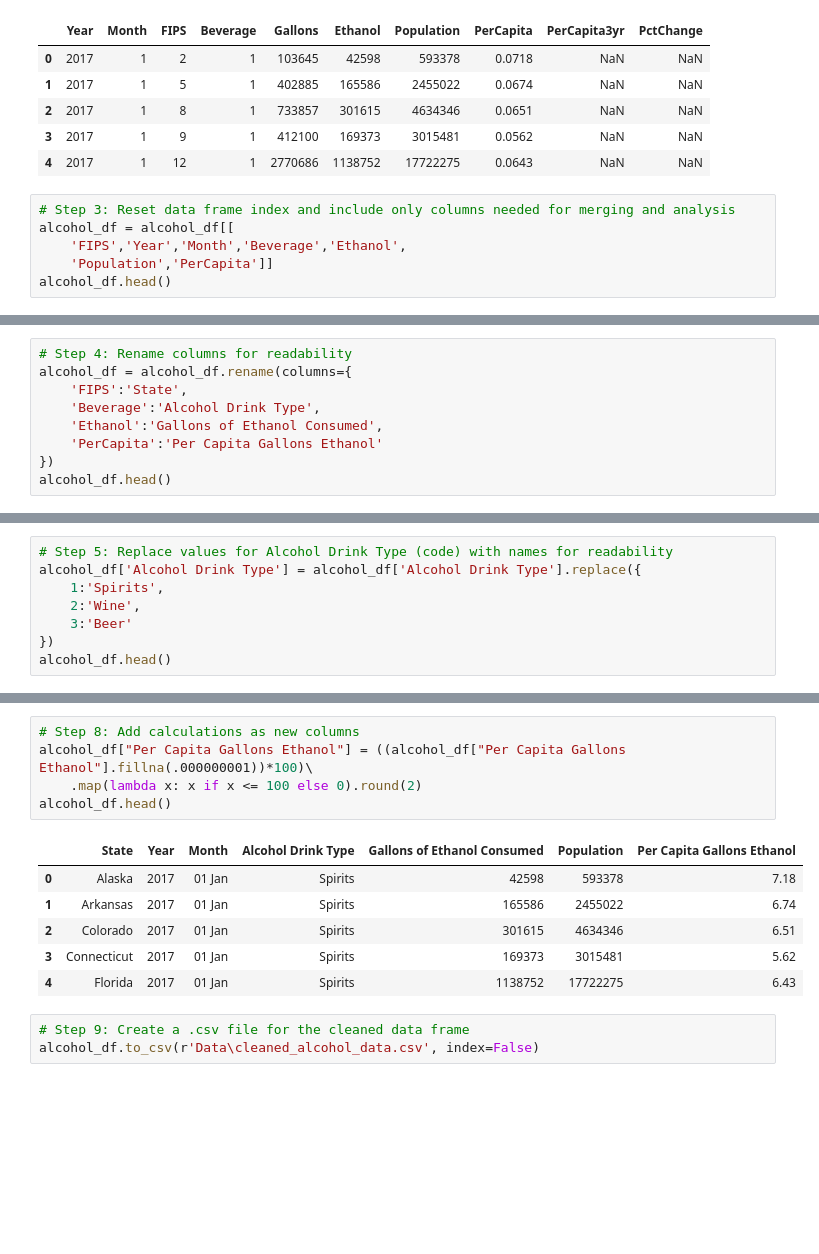
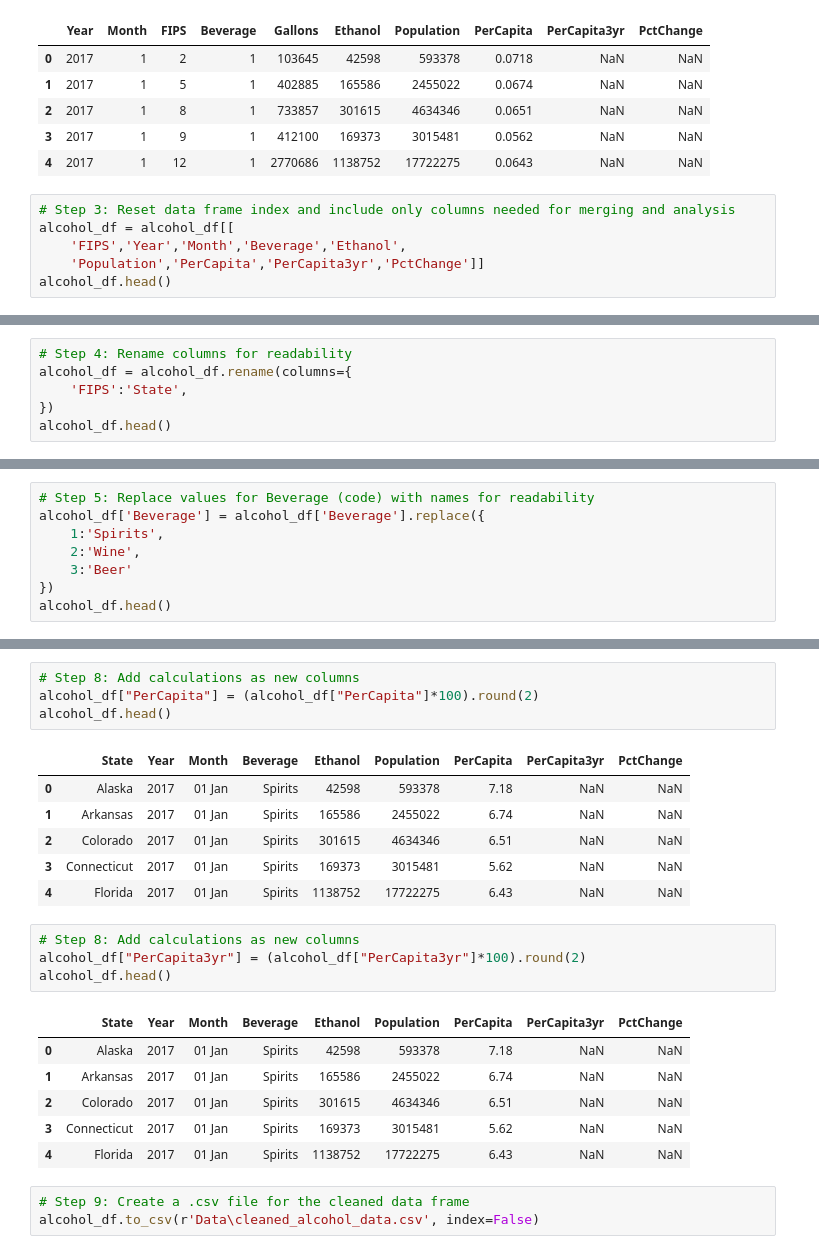
Before and after one commit to zach-18/Project_1_Group_3, a Jupyter notebook: Data Cleanup Notebook.ipynb, the cells around one changed output, grey strips where cells are left out. Cells and saved outputs as stored; diff of their text form; blank space fills up the shorter version.

```diff
--- a/Data Cleanup Notebook.ipynb
+++ b/Data Cleanup Notebook.ipynb
@@ -180,6 +179,6 @@ alcohol_df.head()
 # Step 3: Reset data frame index and include only columns needed for merging and analysis
 alcohol_df = alcohol_df[[
     'FIPS','Year','Month','Beverage','Ethanol',
-    'Population','PerCapita']]
+    'Population','PerCapita','PerCapita3yr','PctChange']]
 alcohol_df.head()
 # %% [output]
@@ -193,9 +192,6 @@ alcohol_df.head()
 # Step 4: Rename columns for readability
 alcohol_df = alcohol_df.rename(columns={
     'FIPS':'State',
-    'Beverage':'Alcohol Drink Type',
-    'Ethanol':'Gallons of Ethanol Consumed',
-    'PerCapita':'Per Capita Gallons Ethanol'
 })
 alcohol_df.head()
 # %% [output]
@@ -208,6 +204,6 @@ alcohol_df.head()
 # %%
-# Step 5: Replace values for Alcohol Drink Type (code) with names for readability
-alcohol_df['Alcohol Drink Type'] = alcohol_df['Alcohol Drink Type'].replace({
+# Step 5: Replace values for Beverage (code) with names for readability
+alcohol_df['Beverage'] = alcohol_df['Beverage'].replace({
     1:'Spirits',
     2:'Wine',
     3:'Beer'
@@ -263,15 +259,25 @@ alcohol_df.head()
 # %%
 # Step 8: Add calculations as new columns
-alcohol_df["Per Capita Gallons Ethanol"] = ((alcohol_df["Per Capita Gallons Ethanol"].fillna(.000000001))*100)\
-    .map(lambda x: x if x <= 100 else 0).round(2)
+alcohol_df["PerCapita"] = (alcohol_df["PerCapita"]*100).round(2)
 alcohol_df.head()
 # %% [output]
-|  | State | Year | Month | Alcohol Drink Type | Gallons of Ethanol Consumed | Population | Per Capita Gallons Ethanol |
-| 0 | Alaska | 2017 | 01 Jan | Spirits | 42598 | 593378 | 7.18 |
-| 1 | Arkansas | 2017 | 01 Jan | Spirits | 165586 | 2455022 | 6.74 |
-| 2 | Colorado | 2017 | 01 Jan | Spirits | 301615 | 4634346 | 6.51 |
-| 3 | Connecticut | 2017 | 01 Jan | Spirits | 169373 | 3015481 | 5.62 |
-| 4 | Florida | 2017 | 01 Jan | Spirits | 1138752 | 17722275 | 6.43 |
+|  | State | Year | Month | Beverage | Ethanol | Population | PerCapita | PerCapita3yr | PctChange |
+| 0 | Alaska | 2017 | 01 Jan | Spirits | 42598 | 593378 | 7.18 | NaN | NaN |
+| 1 | Arkansas | 2017 | 01 Jan | Spirits | 165586 | 2455022 | 6.74 | NaN | NaN |
+| 2 | Colorado | 2017 | 01 Jan | Spirits | 301615 | 4634346 | 6.51 | NaN | NaN |
+| 3 | Connecticut | 2017 | 01 Jan | Spirits | 169373 | 3015481 | 5.62 | NaN | NaN |
+| 4 | Florida | 2017 | 01 Jan | Spirits | 1138752 | 17722275 | 6.43 | NaN | NaN |
+# %%
+# Step 8: Add calculations as new columns
+alcohol_df["PerCapita3yr"] = (alcohol_df["PerCapita3yr"]*100).round(2)
+alcohol_df.head()
+# %% [output]
+|  | State | Year | Month | Beverage | Ethanol | Population | PerCapita | PerCapita3yr | PctChange |
+| 0 | Alaska | 2017 | 01 Jan | Spirits | 42598 | 593378 | 7.18 | NaN | NaN |
+| 1 | Arkansas | 2017 | 01 Jan | Spirits | 165586 | 2455022 | 6.74 | NaN | NaN |
+| 2 | Colorado | 2017 | 01 Jan | Spirits | 301615 | 4634346 | 6.51 | NaN | NaN |
+| 3 | Connecticut | 2017 | 01 Jan | Spirits | 169373 | 3015481 | 5.62 | NaN | NaN |
+| 4 | Florida | 2017 | 01 Jan | Spirits | 1138752 | 17722275 | 6.43 | NaN | NaN |
 # %%
 # Step 9: Create a .csv file for the cleaned data frame
 alcohol_df.to_csv(r'Data\cleaned_alcohol_data.csv', index=False)
```
Also changed, not shown: parts of 45 cells of this notebook.
